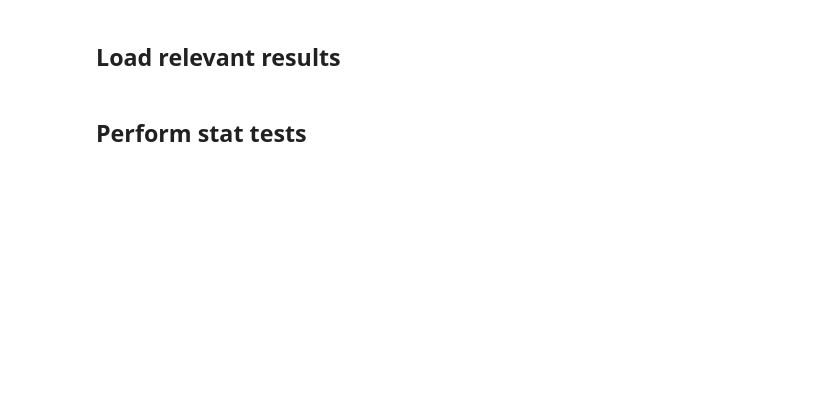
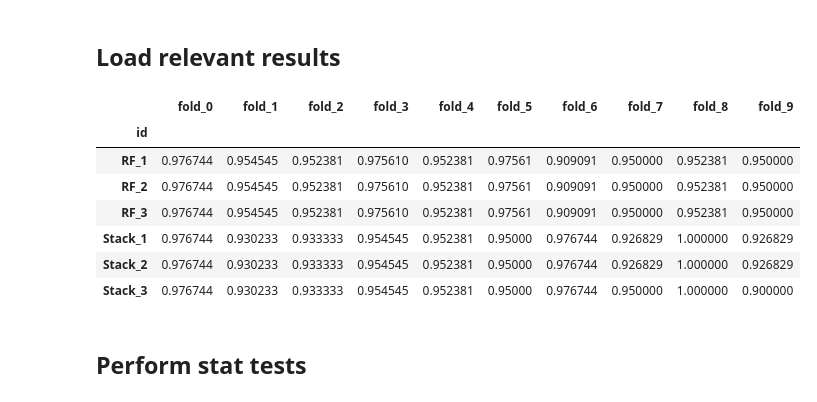
Before and after one commit to charliedekock12/ml_assign4, a Jupyter notebook: src/evals.ipynb, the cells around one changed output. Drawn from its saved outputs; the diff is of its cells as text; code cells hidden in the pictures; blank space fills up the shorter version.

```diff
--- a/src/evals.ipynb
+++ b/src/evals.ipynb
@@ -20,2 +70,5 @@ import itertools
 # %% [markdown]
 ## Load relevant results
+# %%
+stack = load_json_file('../../results/hetero/stack_results.json')
+rf = load_json_file('../../results/rf/rf_results.json')
@@ -22,3 +99,14 @@ import itertools
+# %%
+create_df(rf, stack, metric='f1')
+# %% [output]
+|  | fold_0 | fold_1 | fold_2 | fold_3 | fold_4 | fold_5 | fold_6 | fold_7 | fold_8 | fold_9 |
+| id |  |  |  |  |  |  |  |  |  |  |
+| RF_1 | 0.976744 | 0.954545 | 0.952381 | 0.975610 | 0.952381 | 0.97561 | 0.909091 | 0.950000 | 0.952381 | 0.950000 |
+| RF_2 | 0.976744 | 0.954545 | 0.952381 | 0.975610 | 0.952381 | 0.97561 | 0.909091 | 0.950000 | 0.952381 | 0.950000 |
+| RF_3 | 0.976744 | 0.954545 | 0.952381 | 0.975610 | 0.952381 | 0.97561 | 0.909091 | 0.950000 | 0.952381 | 0.950000 |
+| Stack_1 | 0.976744 | 0.930233 | 0.933333 | 0.954545 | 0.952381 | 0.95000 | 0.976744 | 0.926829 | 1.000000 | 0.926829 |
+| Stack_2 | 0.976744 | 0.930233 | 0.933333 | 0.954545 | 0.952381 | 0.95000 | 0.976744 | 0.926829 | 1.000000 | 0.926829 |
+| Stack_3 | 0.976744 | 0.930233 | 0.933333 | 0.954545 | 0.952381 | 0.95000 | 0.976744 | 0.950000 | 1.000000 | 0.900000 |
 # %% [markdown]
 ## Perform stat tests
 # %%
```
Also changed, not shown: parts of 5 cells of this notebook, 2 other files.
